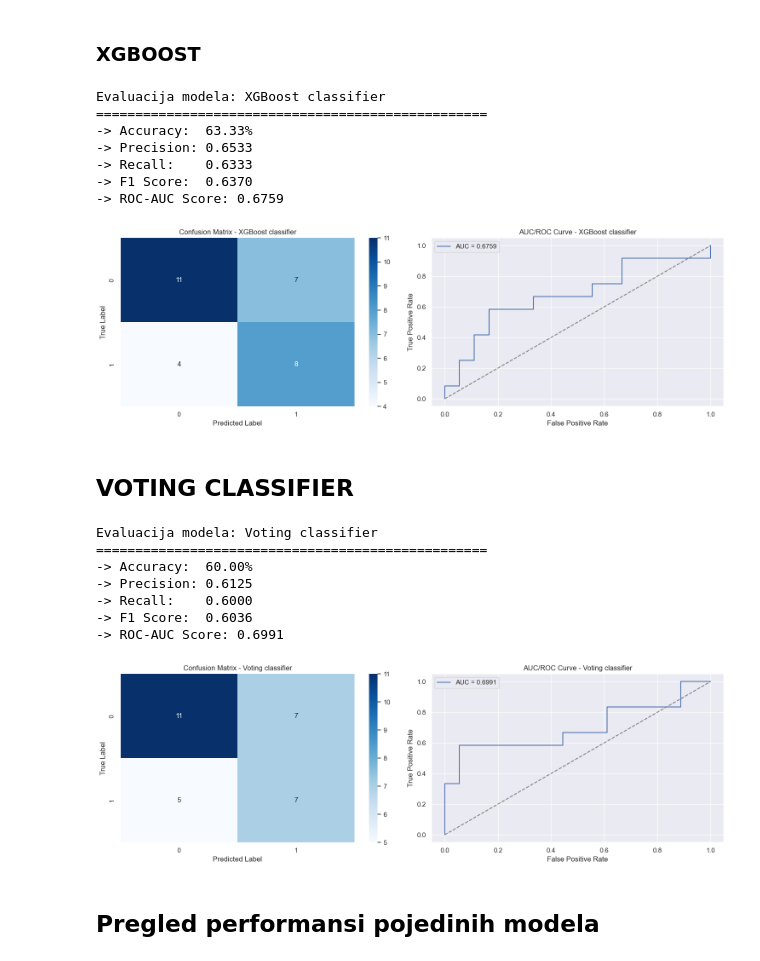
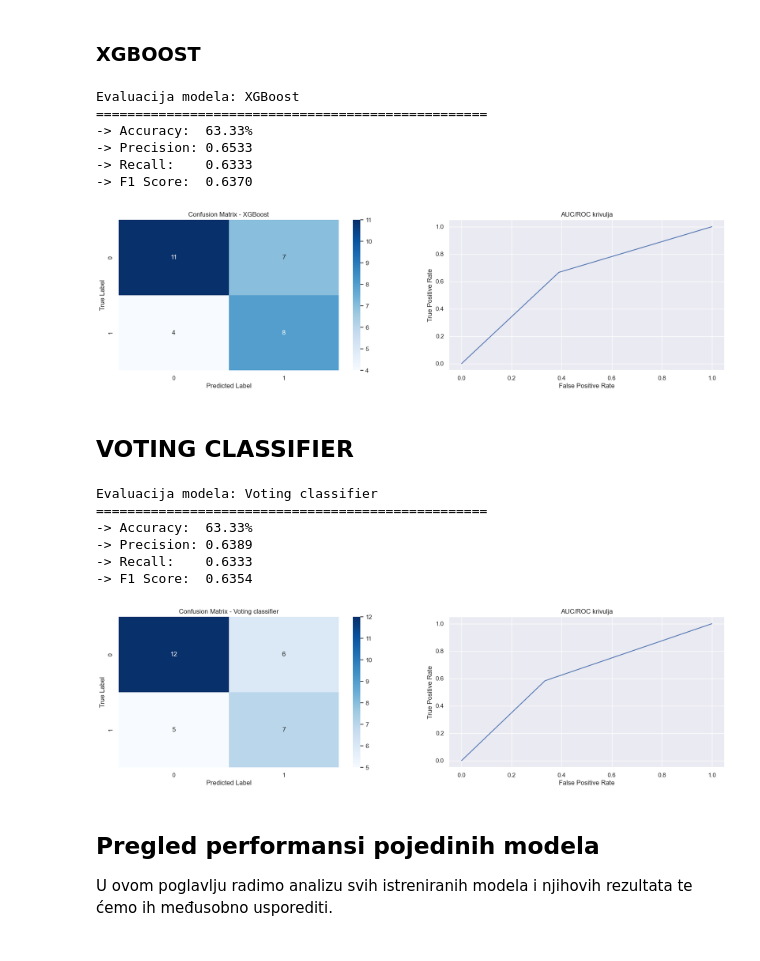
Before and after one commit to dz54240/UUZOP---projekt, a Jupyter notebook: uuzop_projekt.ipynb, the cells around one changed output. Saved outputs shown, nothing was run; the diff lists cells and outputs as text; code cells hidden in the pictures.

```diff
--- a/uuzop_projekt.ipynb
+++ b/uuzop_projekt.ipynb
@@ -575,19 +568,19 @@ Evaluacija modela: SVM classifier
 # %%
 xgboost_model = XGBClassifier()
 xgboost_model.fit(x_train, y_train)
 
 xgboost_predictions = xgboost_model.predict(x_test)
 
-evaluate(y_test, xgboost_predictions, xgboost_model, "XGBoost classifier")
+print_scores(y_test, xgboost_predictions, "XGBoost")
+print_graphs(y_test, xgboost_predictions, xgboost_model, "XGBoost")
 # %% [output]
-Evaluacija modela: XGBoost classifier
+Evaluacija modela: XGBoost
 ==================================================
 -> Accuracy:  63.33%
 -> Precision: 0.6533
 -> Recall:    0.6333
 -> F1 Score:  0.6370
--> ROC-AUC Score: 0.6759
-[figure, old version]
+[figure, new version]
 # %% [markdown]
 ## VOTING CLASSIFIER
 # %%
@@ -597,15 +590,16 @@ voting_model.fit(x_train, y_train)
 
 voting_pred = voting_model.predict(x_test)
 
-evaluate(y_test, voting_pred, voting_model, "Voting classifier")
+print_scores(y_test, voting_pred, "Voting classifier")
+print_graphs(y_test, voting_pred, voting_model, "Voting classifier")
 # %% [output]
 Evaluacija modela: Voting classifier
 ==================================================
--> Accuracy:  60.00%
--> Precision: 0.6125
--> Recall:    0.6000
--> F1 Score:  0.6036
--> ROC-AUC Score: 0.6991
+-> Accuracy:  63.33%
+-> Precision: 0.6389
+-> Recall:    0.6333
+-> F1 Score:  0.6354
-[figure, old version]
+[figure, new version]
 # %% [markdown]
 ## Pregled performansi pojedinih modela
+U ovom poglavlju radimo analizu svih istreniranih modela i njihovih rezultata te ćemo ih međusobno usporediti.
```
Also changed, not shown: parts of 6 cells of this notebook.
